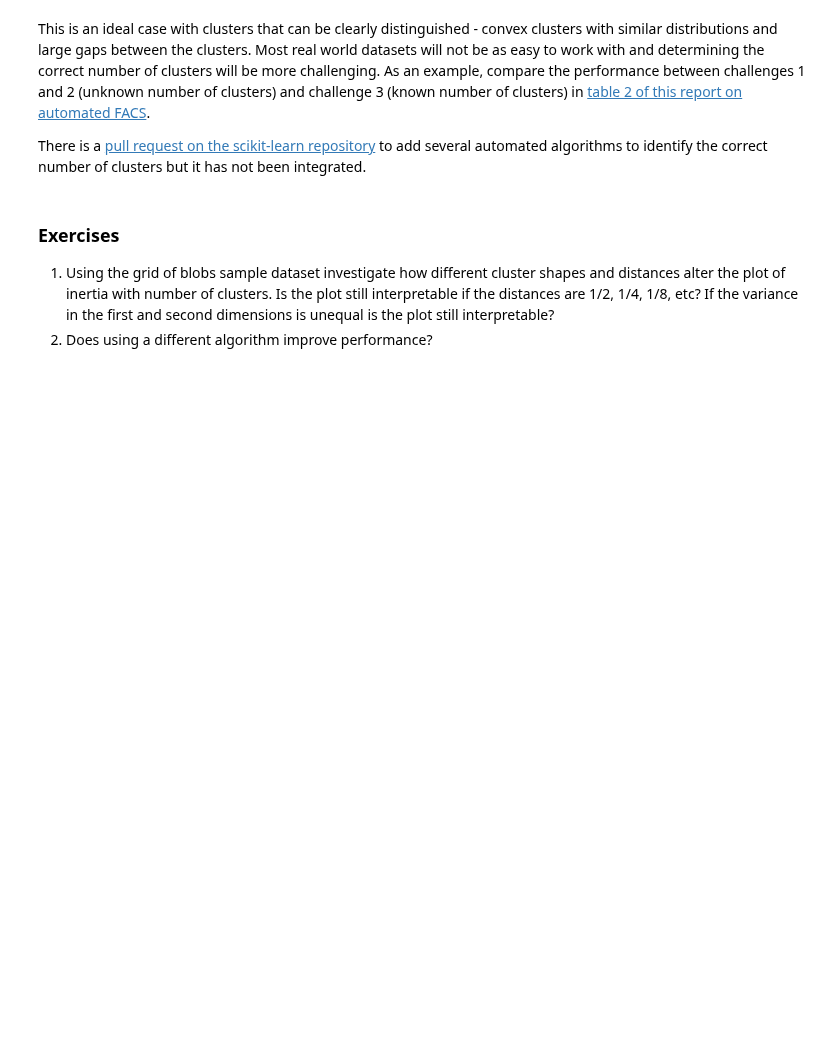
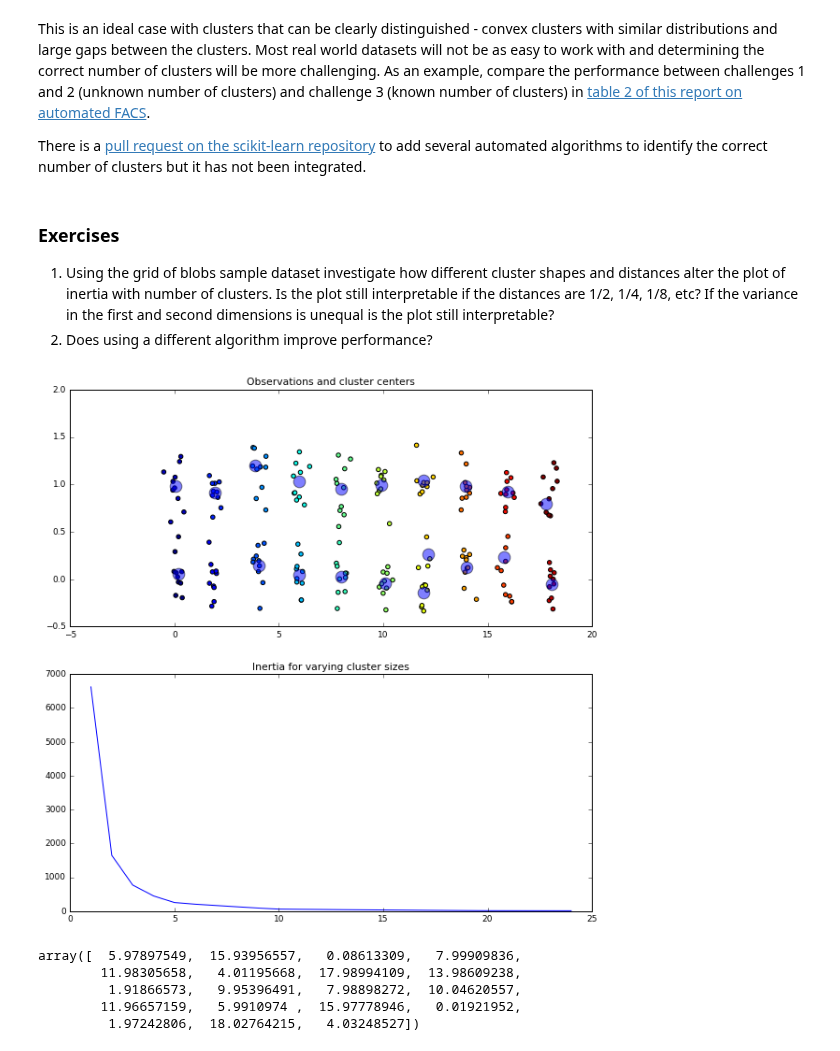
Before and after one commit to beyondvalence/biof509_wtl, a Jupyter notebook: Wk10-feature_selection_dimension_reduction_clustering/Wk10-dimensionality-reduction-clustering.ipynb, the cells around one changed output. Saved outputs shown, nothing was run; the diff lists cells and outputs as text; code cells hidden in the pictures; blank space fills up the shorter version.

```diff
--- a/Wk10-feature_selection_dimension_reduction_clustering/Wk10-dimensionality-reduction-clustering.ipynb
+++ b/Wk10-feature_selection_dimension_reduction_clustering/Wk10-dimensionality-reduction-clustering.ipynb
@@ -440,3 +441,40 @@ There is a [pull request on the scikit-learn repository](https://github.com/scik
 
 1. Using the grid of blobs sample dataset investigate how different cluster shapes and distances alter the plot of inertia with number of clusters. Is the plot still interpretable if the distances are 1/2, 1/4, 1/8, etc? If the variance in the first and second dimensions is unequal is the plot still interpretable?
 2. Does using a different algorithm improve performance?
+# %%
+# Exercise 1
+
+dataset, true_labels = datasets.make_blobs(n_samples=200, n_features=2, random_state=0,
+                                           centers=[[x,y] for x in range(0,20,2) for y in range(2)], cluster_std=0.2)
+
+
+inertia = []
+predictions = []
+for i in range(1,25):
+    means = cluster.KMeans(n_clusters=i)
+    prediction = means.fit_predict(dataset)
+    inertia.append(means.inertia_)
+    predictions.append(prediction)
+
+
+fig = plt.figure(figsize=(10,10))
+ax = plt.subplot(2,1,1)
+ax.scatter(dataset[:,0], dataset[:,1], c=true_labels)
+ax.scatter(means.cluster_centers_[:20,0], means.cluster_centers_[:20,1], s=160, alpha=0.5)
+ax.set_title('Observations and cluster centers')
+
+ax1 = plt.subplot(2,1,2)
+ax1.plot(range(1,25), inertia)
+ax1.set_title('Inertia for varying cluster sizes')
+
+plt.show()
+# %% [output]
+[figure, added]
+# %%
+means.cluster_centers_[:,0]
+# %% [output]
+array([  5.97897549,  15.93956557,   0.08613309,   7.99909836,
+        11.98305658,   4.01195668,  17.98994109,  13.98609238,
+         1.91866573,   9.95396491,   7.98898272,  10.04620557,
+        11.96657159,   5.9910974 ,  15.97778946,   0.01921952,
+         1.97242806,  18.02764215,   4.03248527])
```
Also changed, not shown: parts of 2 cells of this notebook.
